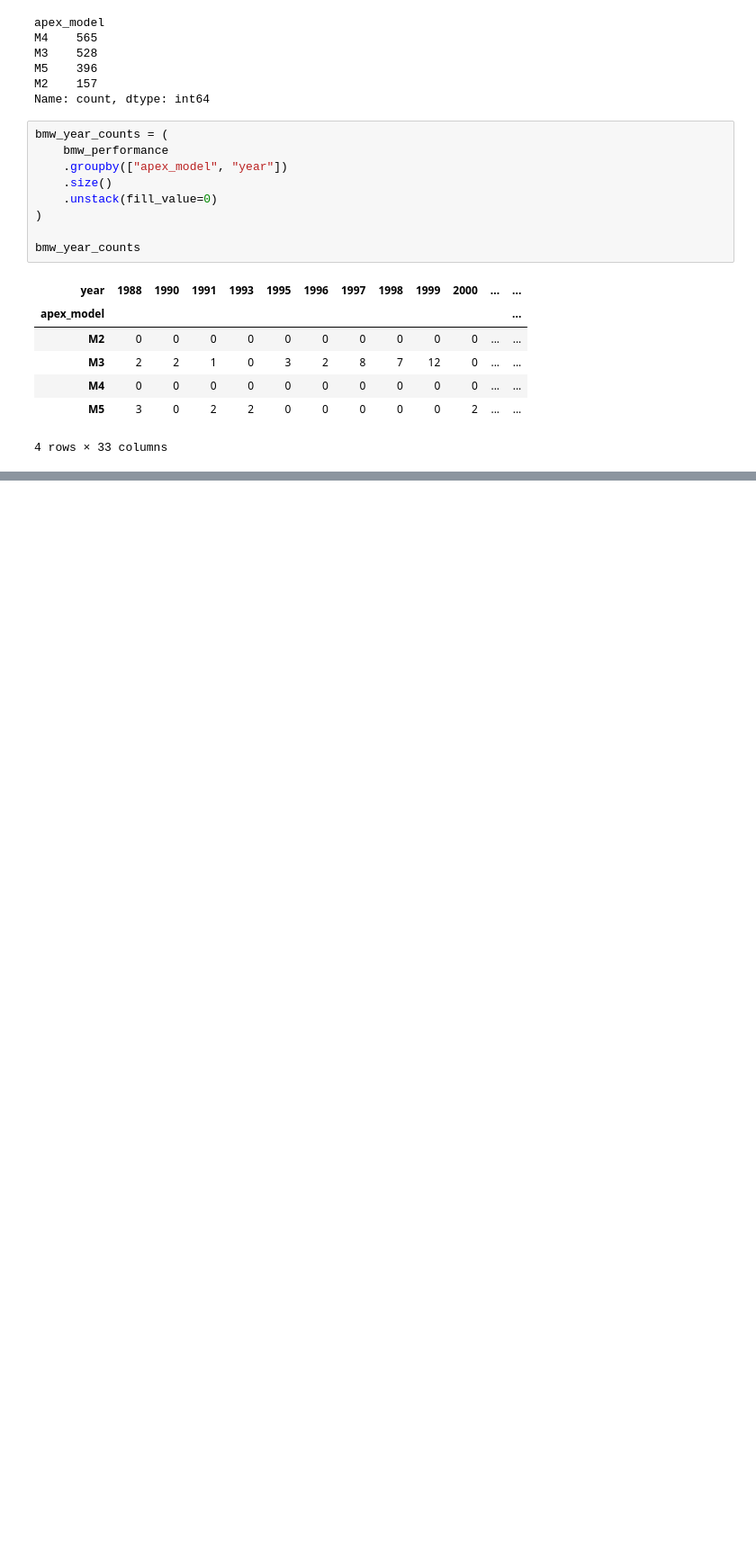
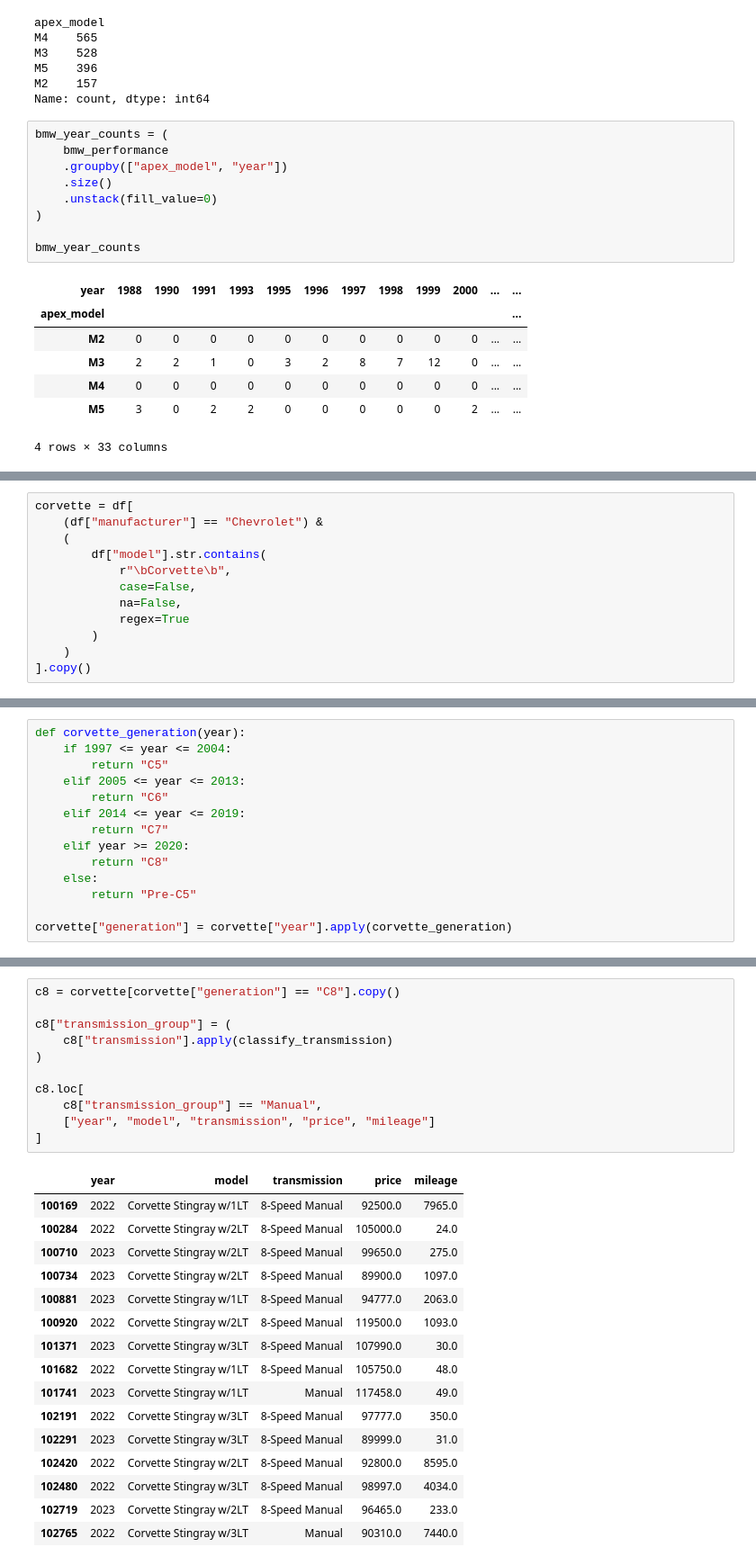
Before and after one commit to aniketchristi/Apex-Analytics, a Jupyter notebook: notebooks/01_data_audit.ipynb, the cells around one changed output, grey strips where cells are left out. Shown at 90% size. Cells and saved outputs as stored; diff of their text form; blank space fills up the shorter version.

```diff
--- a/notebooks/01_data_audit.ipynb
+++ b/notebooks/01_data_audit.ipynb
@@ -217,0 +853,12 @@ bmw_year_counts
+# %%
+corvette = df[
+    (df["manufacturer"] == "Chevrolet") &
+    (
+        df["model"].str.contains(
+            r"\bCorvette\b",
+            case=False,
+            na=False,
+            regex=True
+        )
+    )
+].copy()
@@ -217,0 +898,14 @@ bmw_year_counts
+# %%
+def corvette_generation(year):
+    if 1997 <= year <= 2004:
+        return "C5"
+    elif 2005 <= year <= 2013:
+        return "C6"
+    elif 2014 <= year <= 2019:
+        return "C7"
+    elif year >= 2020:
+        return "C8"
+    else:
+        return "Pre-C5"
+
+corvette["generation"] = corvette["year"].apply(corvette_generation)
@@ -217,0 +965,28 @@ bmw_year_counts
+# %%
+c8 = corvette[corvette["generation"] == "C8"].copy()
+
+c8["transmission_group"] = (
+    c8["transmission"].apply(classify_transmission)
+)
+
+c8.loc[
+    c8["transmission_group"] == "Manual",
+    ["year", "model", "transmission", "price", "mileage"]
+]
+# %% [output]
+|  | year | model | transmission | price | mileage |
+| 100169 | 2022 | Corvette Stingray w/1LT | 8-Speed Manual | 92500.0 | 7965.0 |
+| 100284 | 2022 | Corvette Stingray w/2LT | 8-Speed Manual | 105000.0 | 24.0 |
+| 100710 | 2023 | Corvette Stingray w/2LT | 8-Speed Manual | 99650.0 | 275.0 |
+| 100734 | 2023 | Corvette Stingray w/2LT | 8-Speed Manual | 89900.0 | 1097.0 |
+| 100881 | 2023 | Corvette Stingray w/1LT | 8-Speed Manual | 94777.0 | 2063.0 |
+| 100920 | 2022 | Corvette Stingray w/2LT | 8-Speed Manual | 119500.0 | 1093.0 |
+| 101371 | 2023 | Corvette Stingray w/3LT | 8-Speed Manual | 107990.0 | 30.0 |
+| 101682 | 2022 | Corvette Stingray w/1LT | 8-Speed Manual | 105750.0 | 48.0 |
+| 101741 | 2023 | Corvette Stingray w/1LT | Manual | 117458.0 | 49.0 |
+| 102191 | 2022 | Corvette Stingray w/3LT | 8-Speed Manual | 97777.0 | 350.0 |
+| 102291 | 2023 | Corvette Stingray w/3LT | 8-Speed Manual | 89999.0 | 31.0 |
+| 102420 | 2022 | Corvette Stingray w/2LT | 8-Speed Manual | 92800.0 | 8595.0 |
+| 102480 | 2022 | Corvette Stingray w/3LT | 8-Speed Manual | 98997.0 | 4034.0 |
+| 102719 | 2023 | Corvette Stingray w/2LT | 8-Speed Manual | 96465.0 | 233.0 |
+| 102765 | 2022 | Corvette Stingray w/3LT | Manual | 90310.0 | 7440.0 |
```
Also changed, not shown: parts of 81 cells of this notebook.
